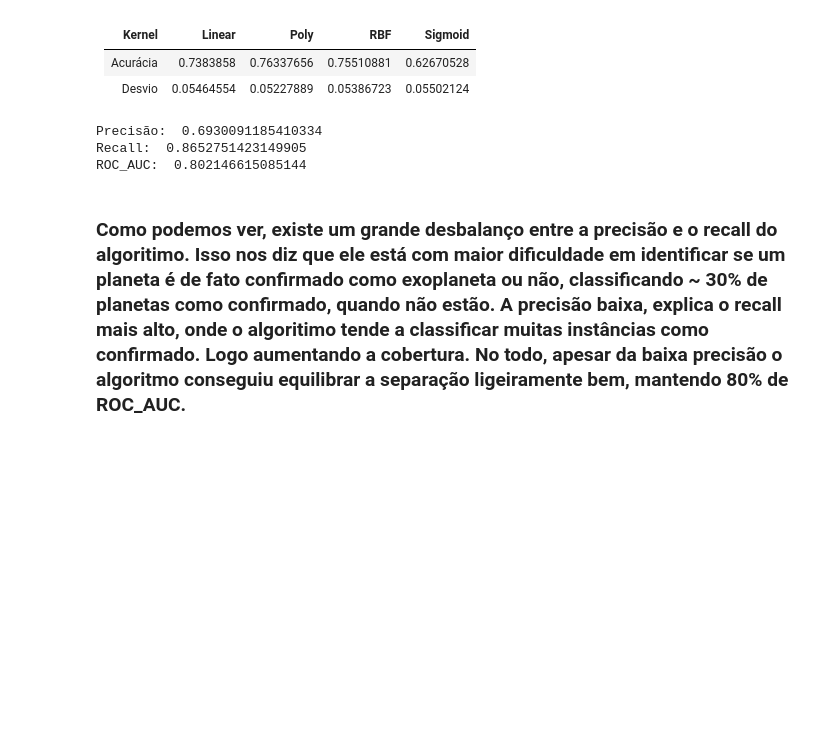
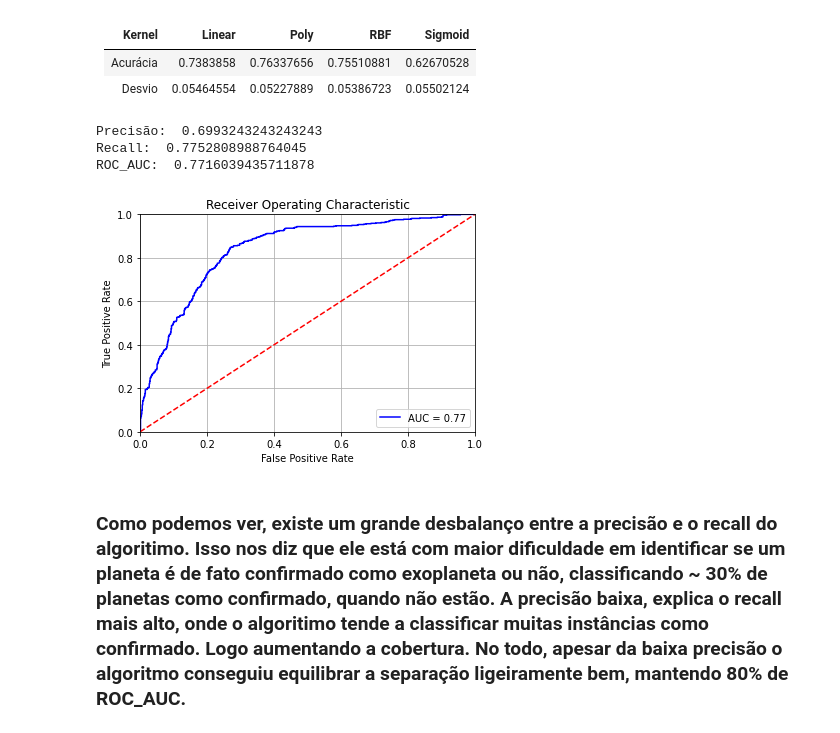
Before and after one commit to warSantos/Exoplanetas, a Jupyter notebook: notebook.ipynb, the cells around one changed output. Cells and saved outputs as stored; diff of their text form; code cells hidden in the pictures; blank space fills up the shorter version.

```diff
--- a/notebook.ipynb
+++ b/notebook.ipynb
@@ -249,7 +277,7 @@ ROC_AUC:  0.9430503583045955
 # %%
 # Construindo classificador SVM.
 svm_params = {"kernel": ["linear", "poly", "rbf", "sigmoid"]}
-svm_clf = SVC()
+svm_clf = SVC(probability=True)
 
 # Encontrando o melhor Kernel para o SVM.
 svm_grid_search_cv = hyper_tuning(df, svm_clf, svm_params)
@@ -262,12 +290,13 @@ Fitting 5 folds for each of 4 candidates, totalling 20 fits
 | Desvio   	| 0.05464554 	| 0.05227889 	| 0.05386723 	| 0.05502124 	|
 # %%
 kernel = svm_grid_search_cv.best_params_["kernel"]
-best_svm_clf = SVC(kernel=kernel)
+best_svm_clf = SVC(kernel=kernel, probability=True)
 analysis_best_estimator(df, best_svm_clf)
 # %% [output]
-Precisão:  0.6930091185410334
-Recall:  0.8652751423149905
-ROC_AUC:  0.802146615085144
+Precisão:  0.6993243243243243
+Recall:  0.7752808988764045
+ROC_AUC:  0.7716039435711878
+[figure, added]
 # %% [markdown]
 ### Como podemos ver, existe um grande desbalanço entre a precisão e o recall do algoritimo. Isso nos diz que ele está com maior dificuldade em identificar se um planeta é de fato confirmado como exoplaneta ou não, classificando ~ 30% de planetas como confirmado, quando não estão. A precisão baixa, explica o recall mais alto, onde o algoritimo tende a classificar muitas instâncias como confirmado. Logo aumentando a cobertura. No todo, apesar da baixa precisão o algoritmo conseguiu equilibrar a separação ligeiramente bem, mantendo 80% de ROC_AUC.
 # %% [markdown]
```
Also changed, not shown: parts of 20 cells of this notebook.
